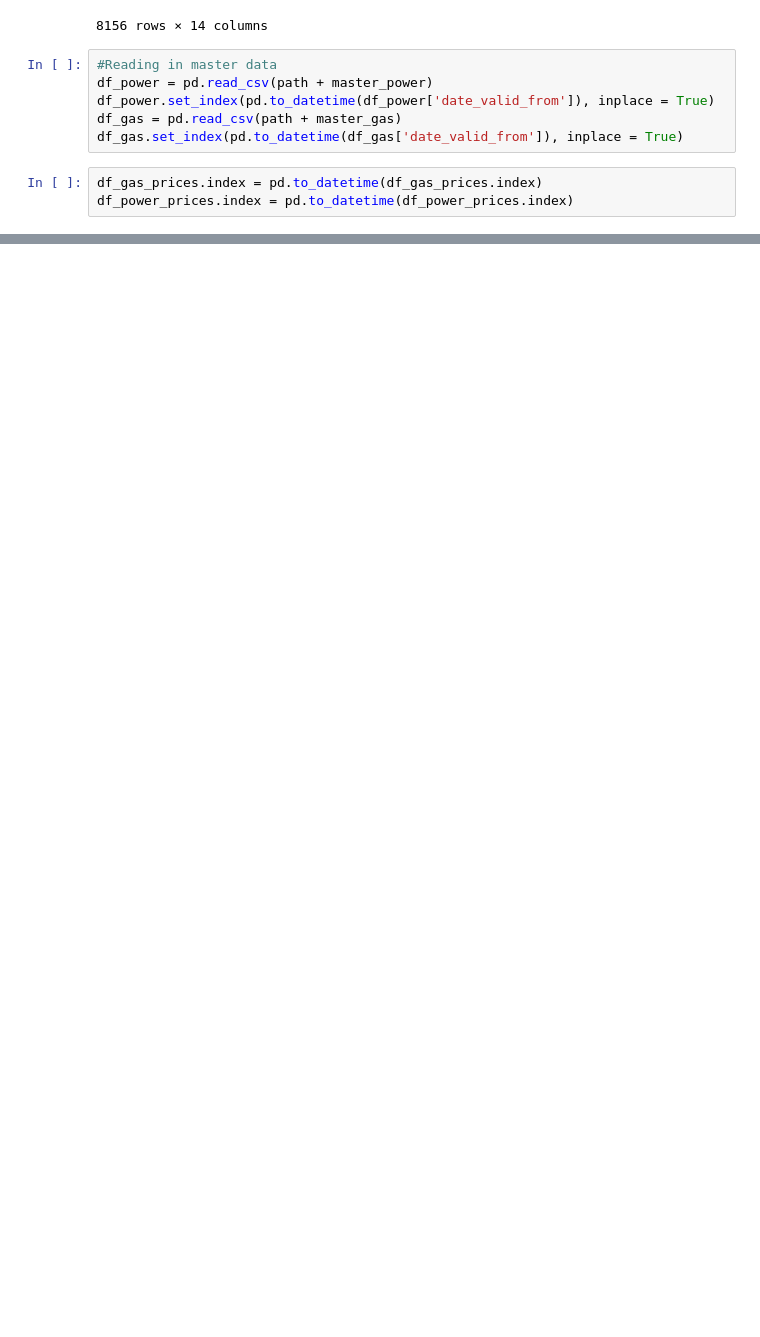
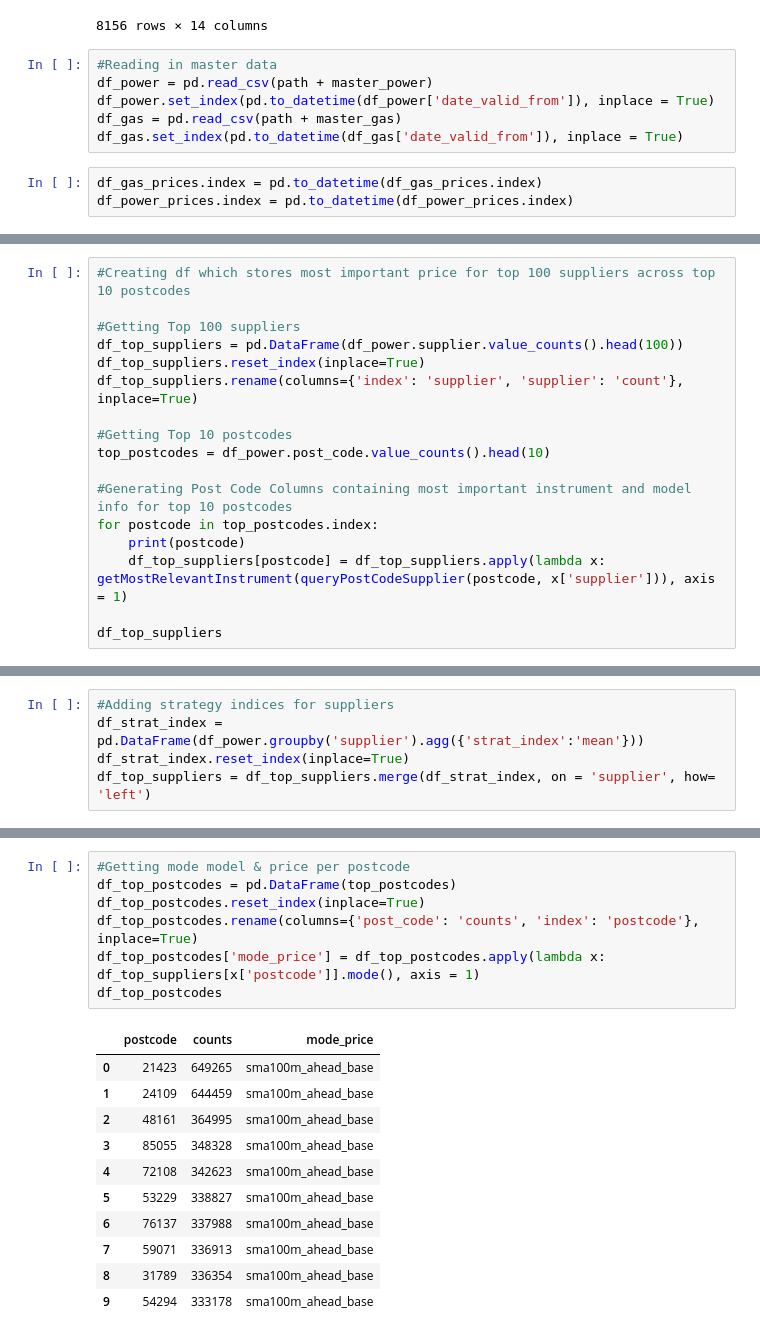
Before and after one commit to michael-fuest/DAiA-EON, a Jupyter notebook: Exploration.ipynb, the cells around one changed output, grey strips where cells are left out. Cells and saved outputs as stored; diff of their text form; blank space fills up the shorter version.

```diff
--- a/Exploration.ipynb
+++ b/Exploration.ipynb
@@ -207,0 +160,17 @@ Name: supplier, Length: 135, dtype: int64
+# %%
+#Creating df which stores most important price for top 100 suppliers across top 10 postcodes
+
+#Getting Top 100 suppliers
+df_top_suppliers = pd.DataFrame(df_power.supplier.value_counts().head(100))
+df_top_suppliers.reset_index(inplace=True)
+df_top_suppliers.rename(columns={'index': 'supplier', 'supplier': 'count'}, inplace=True)
+
+#Getting Top 10 postcodes
+top_postcodes = df_power.post_code.value_counts().head(10)
+
+#Generating Post Code Columns containing most important instrument and model info for top 10 postcodes
+for postcode in top_postcodes.index:
+    print(postcode)
+    df_top_suppliers[postcode] = df_top_suppliers.apply(lambda x: getMostRelevantInstrument(queryPostCodeSupplier(postcode, x['supplier'])), axis = 1)
+
+df_top_suppliers
@@ -207,0 +201,5 @@ Name: supplier, Length: 135, dtype: int64
+# %%
+#Adding strategy indices for suppliers
+df_strat_index = pd.DataFrame(df_power.groupby('supplier').agg({'strat_index':'mean'}))
+df_strat_index.reset_index(inplace=True)
+df_top_suppliers = df_top_suppliers.merge(df_strat_index, on = 'supplier', how= 'left')
@@ -207,0 +236,19 @@ Name: supplier, Length: 135, dtype: int64
+# %%
+#Getting mode model & price per postcode
+df_top_postcodes = pd.DataFrame(top_postcodes)
+df_top_postcodes.reset_index(inplace=True)
+df_top_postcodes.rename(columns={'post_code': 'counts', 'index': 'postcode'}, inplace=True)
+df_top_postcodes['mode_price'] = df_top_postcodes.apply(lambda x: df_top_suppliers[x['postcode']].mode(), axis = 1)
+df_top_postcodes
+# %% [output]
+|  | postcode | counts | mode_price |
+| 0 | 21423 | 649265 | sma100m_ahead_base |
+| 1 | 24109 | 644459 | sma100m_ahead_base |
+| 2 | 48161 | 364995 | sma100m_ahead_base |
+| 3 | 85055 | 348328 | sma100m_ahead_base |
+| 4 | 72108 | 342623 | sma100m_ahead_base |
+| 5 | 53229 | 338827 | sma100m_ahead_base |
+| 6 | 76137 | 337988 | sma100m_ahead_base |
+| 7 | 59071 | 336913 | sma100m_ahead_base |
+| 8 | 31789 | 336354 | sma100m_ahead_base |
+| 9 | 54294 | 333178 | sma100m_ahead_base |
```
Also changed, not shown: parts of 14 cells of this notebook.
